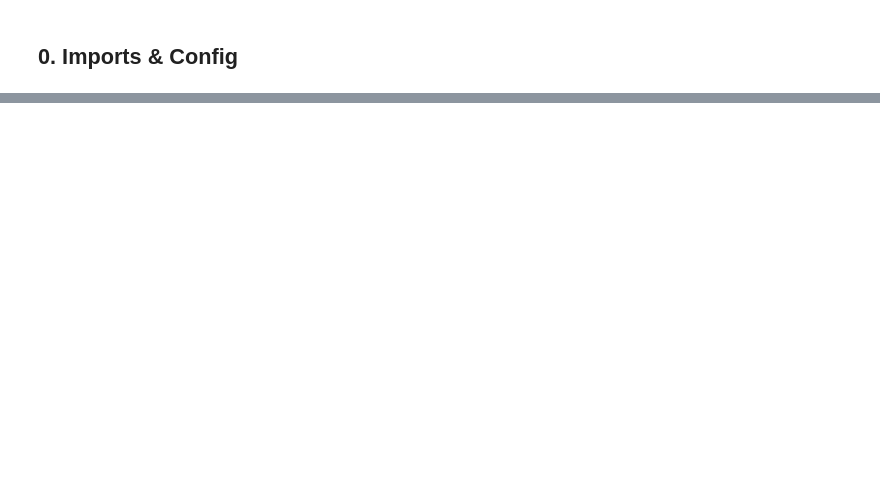
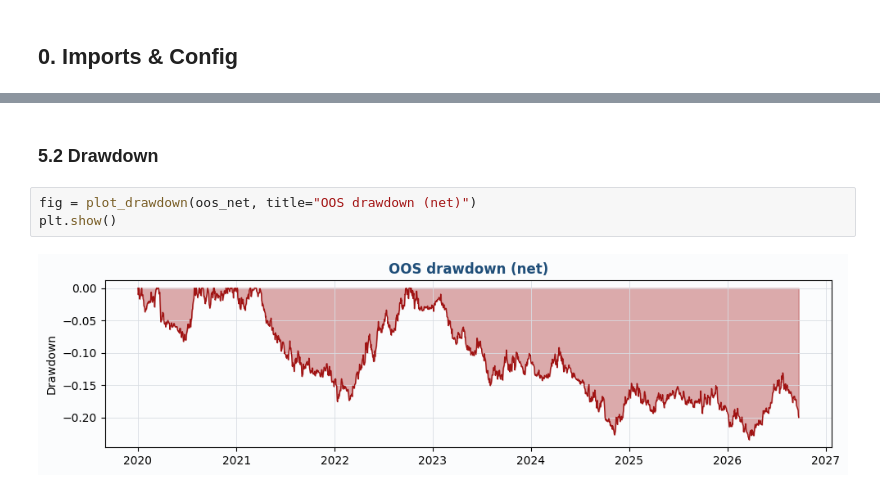
Before and after one commit to charlievellacott/trading_portfolio, a Jupyter notebook: 04_backtest/s3_fx_trend/notebooks/01_core_star_tearsheet.ipynb, the cells around one changed output, grey strips where cells are left out. Cells and saved outputs as stored; diff of their text form; blank space fills up the shorter version.

```diff
--- a/04_backtest/s3_fx_trend/notebooks/01_core_star_tearsheet.ipynb
+++ b/04_backtest/s3_fx_trend/notebooks/01_core_star_tearsheet.ipynb
@@ -98,0 +234,7 @@ else:
+# %% [markdown]
+### 5.2 Drawdown
+# %%
+fig = plot_drawdown(oos_net, title="OOS drawdown (net)")
+plt.show()
+# %% [output]
+[figure, added]
```
Also changed, not shown: parts of 41 cells of this notebook, 19 other files.
